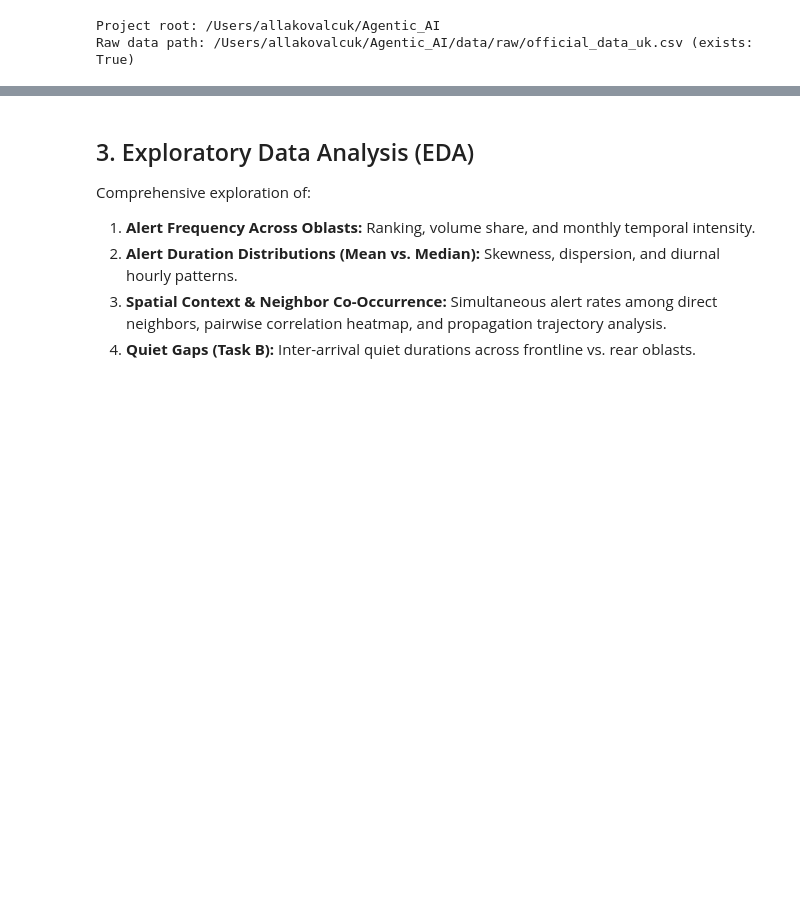
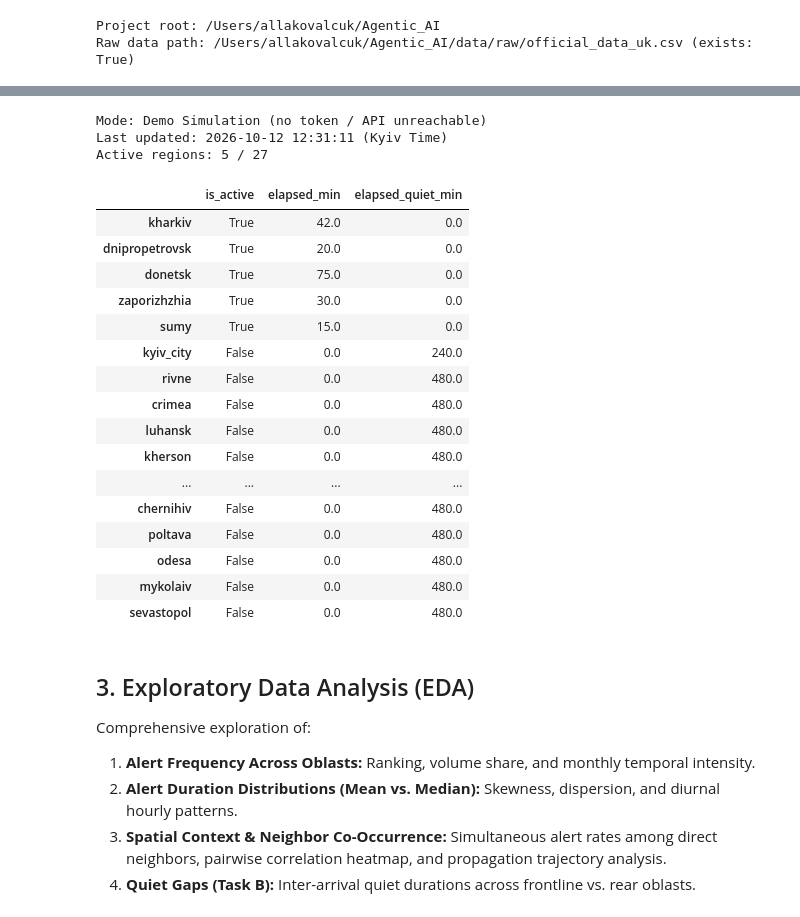
Before and after one commit to koalla05/air-alerts, a Jupyter notebook: notebooks/01_model_training_pipeline.ipynb, the cells around one changed output, grey strips where cells are left out. Drawn from its saved outputs; the diff is of its cells as text; code cells hidden in the pictures; blank space fills up the shorter version.

Commit message:
Regions display + data from alerts.in.ua

```diff
--- a/notebooks/01_model_training_pipeline.ipynb
+++ b/notebooks/01_model_training_pipeline.ipynb
@@ -87,7 +108,7 @@ display(df_raw.head())
 # %%
 # Clean alerts
-df_alerts = clean_alerts(df_raw, filter_level='oblast', min_duration_sec=60)
-print(f"Cleaned alert episodes: {len(df_alerts):,}")
-print(f"Number of regions: {df_alerts['region_id'].nunique()}")
-print(f"Date range: {df_alerts['started_at'].min().strftime('%Y-%m-%d')} to {df_alerts['started_at'].max().strftime('%Y-%m-%d')}")
-display(df_alerts.head())
+df_alerts_github = clean_alerts(df_raw, filter_level='oblast', min_duration_sec=60)
+print(f"Cleaned alert episodes: {len(df_alerts_github):,}")
+print(f"Number of regions: {df_alerts_github['region_id'].nunique()}")
+print(f"Date range: {df_alerts_github['started_at'].min().strftime('%Y-%m-%d')} to {df_alerts_github['started_at'].max().strftime('%Y-%m-%d')}")
+display(df_alerts_github.head())
@@ -93,0 +146,17 @@ display(df_alerts.head())
+# %%
+# Fetch per-oblast history from alerts.in.ua (or skip gracefully if no token is configured)
+api_token = get_api_token()
+
+if not api_token:
+    print("No ALERTS_IN_UA_TOKEN found (env var or .env file).")
+    print("Skipping the API backfill - continuing with the GitHub historical dataset only.")
+    print("To enable: copy .env.example to .env and set your token (request one at https://devs.alerts.in.ua/).")
+    df_alerts_api = pd.DataFrame()
+else:
+    print("Token found. Fetching ~last 30 days of history per oblast from alerts.in.ua")
+    print("(cached on disk - a cold run takes ~13-14 min due to the API's 2 req/min history limit)\n")
+    df_alerts_api = fetch_all_region_histories(period='month_ago')
+    n_regions = df_alerts_api['region_id'].nunique() if not df_alerts_api.empty else 0
+    print(f"\nFetched {len(df_alerts_api):,} completed episodes across {n_regions} regions from alerts.in.ua")
+    if not df_alerts_api.empty:
+        display(df_alerts_api.head())
@@ -93,0 +207,6 @@ display(df_alerts.head())
+# %%
+df_alerts = merge_with_existing(df_alerts_github, df_alerts_api)
+print(f"Final merged alert episodes: {len(df_alerts):,}  (GitHub: {len(df_alerts_github):,}, alerts.in.ua: {len(df_alerts_api):,})")
+print(f"Number of regions: {df_alerts['region_id'].nunique()}")
+print(f"Date range: {df_alerts['started_at'].min().strftime('%Y-%m-%d')} to {df_alerts['started_at'].max().strftime('%Y-%m-%d')}")
+display(df_alerts.tail())
@@ -99,3 +244,34 @@ display(df_gaps.head())
+# %%
+last_end_by_region = df_alerts.groupby('region_id')['finished_at'].max().to_dict()
+live_status = get_live_alerts_status(last_alert_end_by_region=last_end_by_region)
+
+print(f"Mode: {'Live API' if live_status['is_live_api'] else 'Demo Simulation (no token / API unreachable)'}")
+print(f"Last updated: {live_status['last_updated']}")
+print(f"Active regions: {live_status['total_active_regions']} / {len(live_status['regions'])}")
+
+live_df = pd.DataFrame(live_status['regions']).T
+display(live_df.sort_values('is_active', ascending=False))
+# %% [output]
+Mode: Demo Simulation (no token / API unreachable)
+Last updated: 2026-10-12 12:31:11 (Kyiv Time)
+Active regions: 5 / 27
+|  | is_active | elapsed_min | elapsed_quiet_min |
+| kharkiv | True | 42.0 | 0.0 |
+| dnipropetrovsk | True | 20.0 | 0.0 |
+| donetsk | True | 75.0 | 0.0 |
+| zaporizhzhia | True | 30.0 | 0.0 |
+| sumy | True | 15.0 | 0.0 |
+| kyiv_city | False | 0.0 | 240.0 |
+| rivne | False | 0.0 | 480.0 |
+| crimea | False | 0.0 | 480.0 |
+| luhansk | False | 0.0 | 480.0 |
+| kherson | False | 0.0 | 480.0 |
+| ... | ... | ... | ... |
+| chernihiv | False | 0.0 | 480.0 |
+| poltava | False | 0.0 | 480.0 |
+| odesa | False | 0.0 | 480.0 |
+| mykolaiv | False | 0.0 | 480.0 |
+| sevastopol | False | 0.0 | 480.0 |
 # %% [markdown]
 ## 3. Exploratory Data Analysis (EDA)
 Comprehensive exploration of:
```
Also changed, not shown: parts of 28 cells of this notebook, 21 other files.
